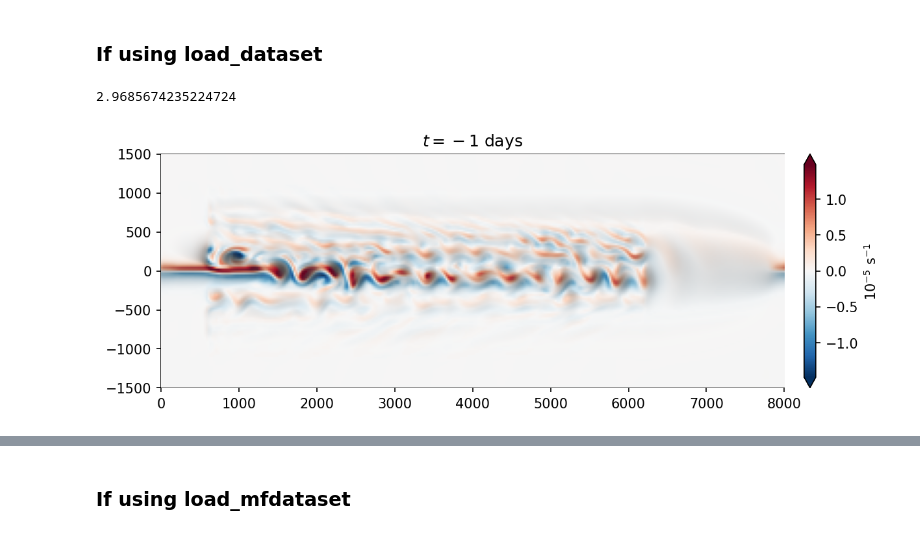
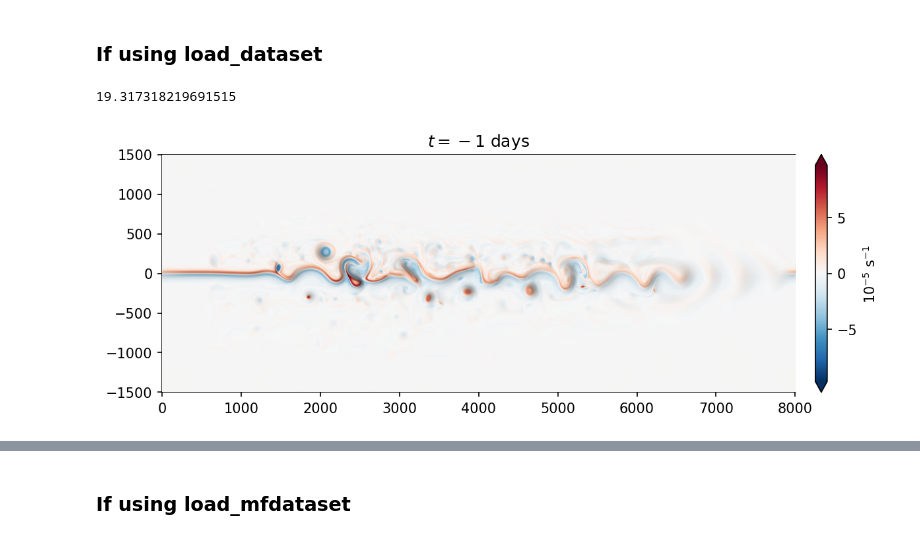
Before and after one commit to stu-bishop/jet, a Jupyter notebook: scripts/animate_vorticity.ipynb, the cells around one changed output, grey strips where cells are left out. Cells and saved outputs as stored; diff of their text form; code cells hidden in the pictures.

```diff
--- a/scripts/animate_vorticity.ipynb
+++ b/scripts/animate_vorticity.ipynb
@@ -68,11 +94,13 @@ Hosting the HTTP server on port 57129 instead
 # expdir = '../2layer/flat/25km_newsponge'
 # expdir = '../2layer/flat/25km'
 # expdir = '../2layer/flat/25km_faster_sponge'
-expdir = '../2layer/flat/25km_dt3600/F0.004-2.69-0.29_Ro0.23_b0.012'
+# expdir = '../2layer/flat/25km_dt3600/F0.004-2.69-0.29_Ro0.23_b0.012'
 
 # expdir = '../2layer/flat/5km_dt0600'
 # expdir = '../2layer/flat/5km_test'
 # expdir = '../2layer/flat/5km_dt0540'
+# expdir = '../2layer/flat/5km_dt0540/F0.001-0.50-0.06_Ro1.21_b0.006'
+expdir = '../2layer/flat/5km_dt0540/F0.001-0.50-0.06_Ro1.21_b0.006_nosmag'
 # %% [markdown]
 # Load data
 # %%
@@ -211,15 +246,17 @@ zeta.coords['time'] = zeta.time
 vms = 1e5*np.abs(zeta).isel(zl=0).max(dim=('yh', 'xh','time')).values
 vms
 # %% [output]
-2.9685674235224724
+19.317318219691515
+# %%
+h = snapshot.e.isel(zi=0) - snapshot.e.isel(zi=1)
 # %%
 time = -1
 ves = 2e-2
 cmap = mpl.cm.RdBu_r
-h = snapshot.h.isel(zl=0, time=time)
-plot_frame(1e5*zeta.isel(zl=0,time=time), h, time, vms, ves, cmap, Lx, Ly);
+# h = snapshot.h.isel(zl=0, time=time)
+plot_frame(1e5*zeta.isel(zl=0,time=time), h.isel(time=time), time, vms, ves, cmap, Lx, Ly);
 # %% [output]
-[figure, old version]
+[figure, new version]
 # %%
 framedir = tempfile.mkdtemp()
 print(framedir)
```
Also changed, not shown: parts of 10 cells of this notebook, 2 other files.
